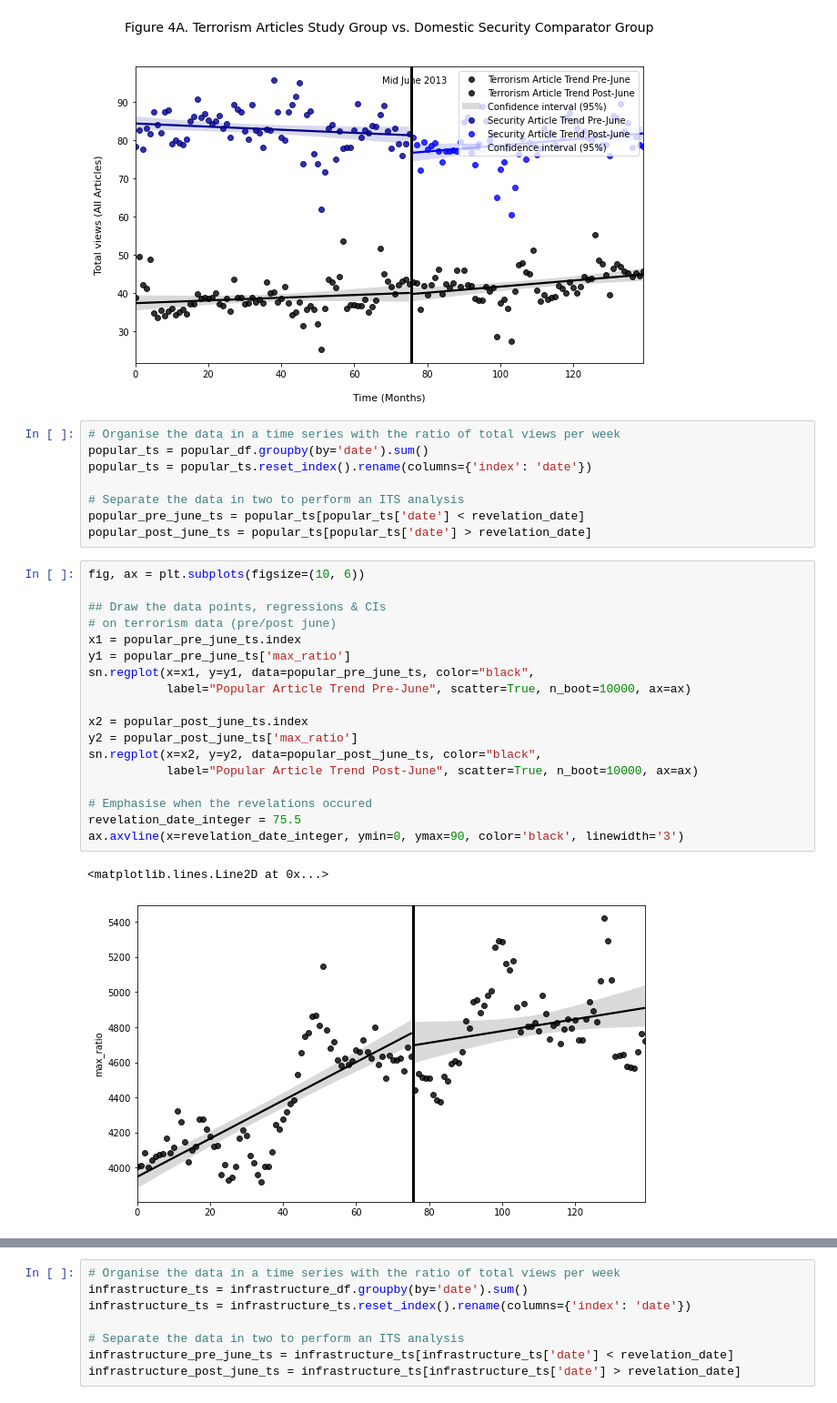
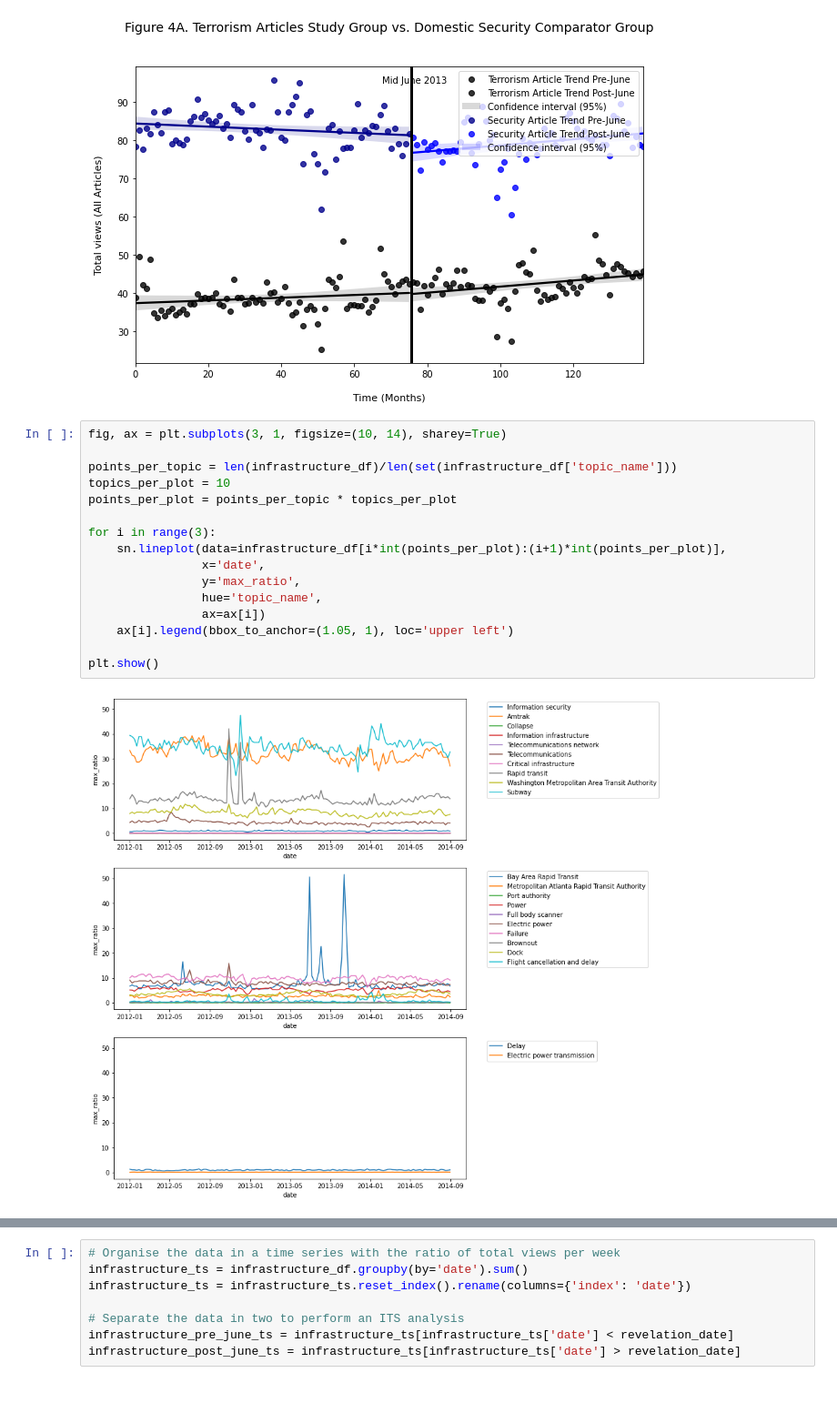
Before and after one commit to epfl-ada/ada-2020-project-milestone-p3-p3_pada1, a Jupyter notebook: chilling_effect_trend.ipynb, the cells around one changed output, grey strips where cells are left out. Shown at 91% size. Drawn from its saved outputs; the diff is of its cells as text.

```diff
--- a/chilling_effect_trend.ipynb
+++ b/chilling_effect_trend.ipynb
@@ -813,32 +790,21 @@ ax.legend(loc='upper right')
 plt.show()
 # %% [output]
 [figure]
-# %%
-# Organise the data in a time series with the ratio of total views per week
-popular_ts = popular_df.groupby(by='date').sum()
-popular_ts = popular_ts.reset_index().rename(columns={'index': 'date'})
-
-# Separate the data in two to perform an ITS analysis
-popular_pre_june_ts = popular_ts[popular_ts['date'] < revelation_date]
-popular_post_june_ts = popular_ts[popular_ts['date'] > revelation_date]
-# %%
-fig, ax = plt.subplots(figsize=(10, 6))
-
-## Draw the data points, regressions & CIs
-# on terrorism data (pre/post june)
-x1 = popular_pre_june_ts.index
-y1 = popular_pre_june_ts['max_ratio']
-sn.regplot(x=x1, y=y1, data=popular_pre_june_ts, color="black",
-           label="Popular Article Trend Pre-June", scatter=True, n_boot=10000, ax=ax)
-
-x2 = popular_post_june_ts.index
-y2 = popular_post_june_ts['max_ratio']
-sn.regplot(x=x2, y=y2, data=popular_post_june_ts, color="black",
-           label="Popular Article Trend Post-June", scatter=True, n_boot=10000, ax=ax)
-
-# Emphasise when the revelations occured
-revelation_date_integer = 75.5
-ax.axvline(x=revelation_date_integer, ymin=0, ymax=90, color='black', linewidth='3')
-# %% [output]
-<matplotlib.lines.Line2D at 0x...>
-[figure, removed]
+# %%
+fig, ax = plt.subplots(3, 1, figsize=(10, 14), sharey=True)
+
+points_per_topic = len(infrastructure_df)/len(set(infrastructure_df['topic_name']))
+topics_per_plot = 10
+points_per_plot = points_per_topic * topics_per_plot
+
+for i in range(3):
+    sn.lineplot(data=infrastructure_df[i*int(points_per_plot):(i+1)*int(points_per_plot)],
+                x='date',
+                y='max_ratio',
+                hue='topic_name',
+                ax=ax[i])
+    ax[i].legend(bbox_to_anchor=(1.05, 1), loc='upper left')
+
+plt.show()
+# %% [output]
+[figure, added]
```
Also changed, not shown: parts of 13 cells of this notebook.
